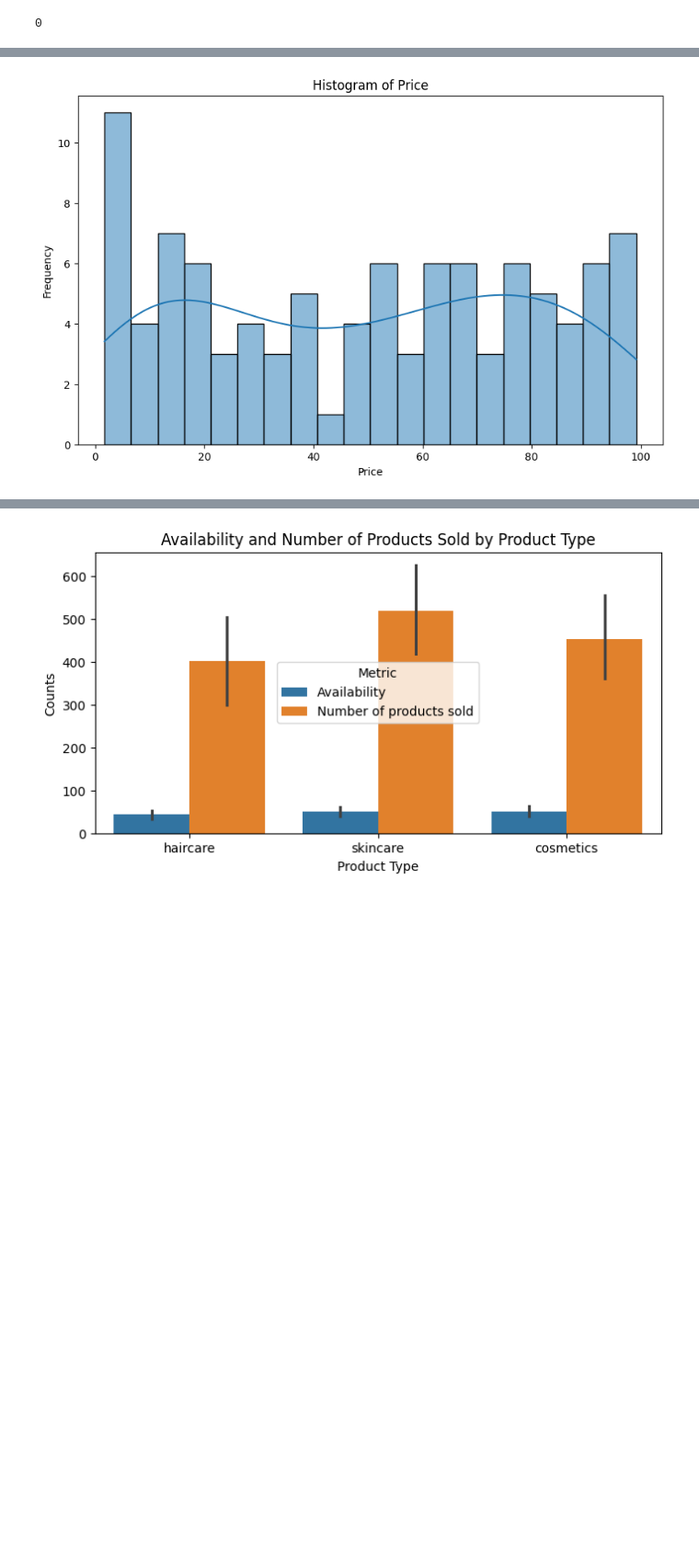
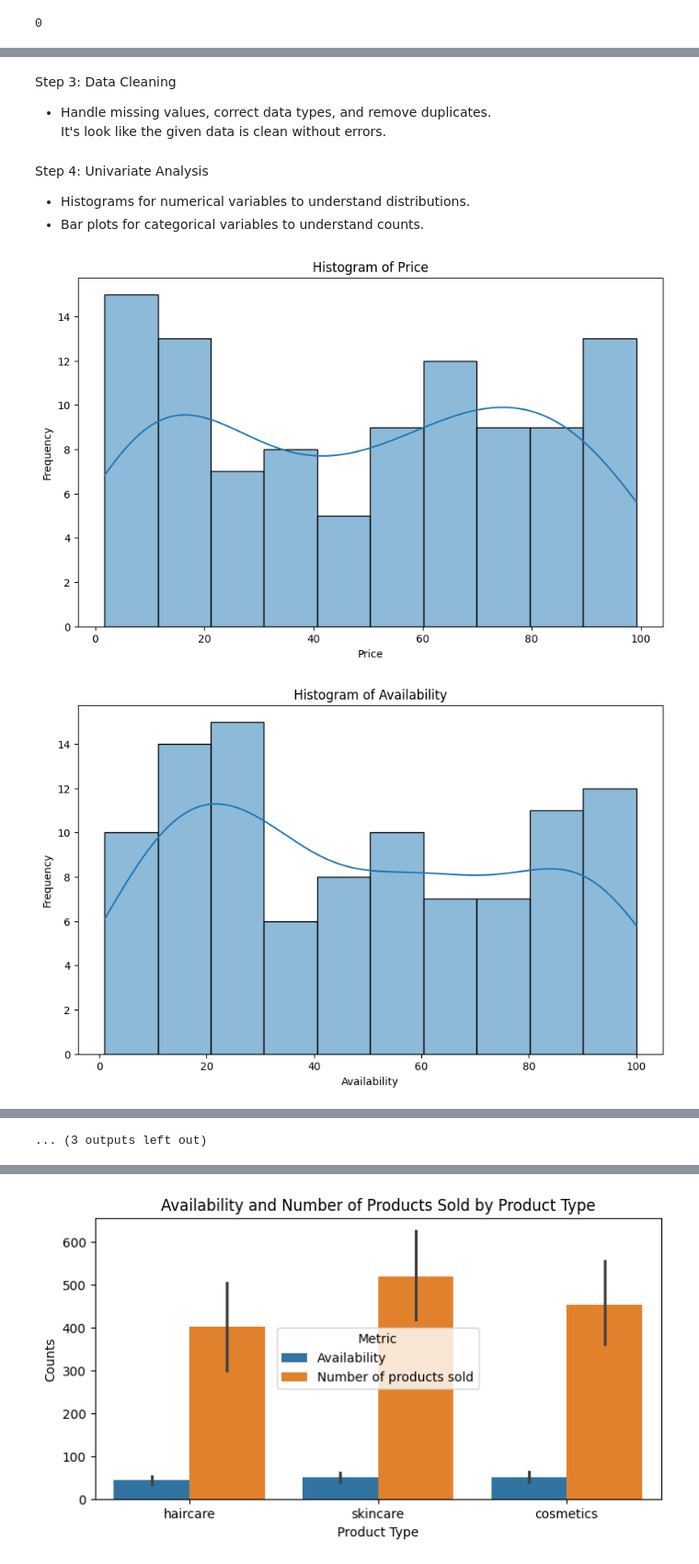
Before and after one commit to Gowtham933/Supply-chain-Data-Analysis-Project, a Jupyter notebook: Supply chain data analysis.ipynb, the cells around one changed output, grey strips where cells are left out. Shown at 92% size. Saved outputs shown, nothing was run; the diff lists cells and outputs as text; code cells hidden in the pictures; blank space fills up the shorter version.

```diff
--- a/Supply chain data analysis.ipynb
+++ b/Supply chain data analysis.ipynb
@@ -93,13 +123,26 @@ data.describe()
 | 50% | 51.239831 | 43.500000 | 392.500000 | 6006.352023 | 47.500000 | 17.000000 | ... |
 | 75% | 77.198228 | 75.000000 | 704.250000 | 8253.976921 | 73.000000 | 24.000000 | ... |
 | max | 99.171329 | 100.000000 | 996.000000 | 9866.465458 | 100.000000 | 30.000000 | ... |
+# %% [markdown]
+Step 3: Data Cleaning
+* Handle missing values, correct data types, and remove duplicates. <br/>
+It's look like the given data is clean without errors.
+# %% [markdown]
+Step 4: Univariate Analysis
+* Histograms for numerical variables to understand distributions.
+*	Bar plots for categorical variables to understand counts.
 # %%
-#histogram for price
-plt.figure(figsize=(10, 6))
-sns.histplot(data['Price'], bins=20, kde=True)
-plt.title('Histogram of Price')
-plt.xlabel('Price')
-plt.ylabel('Frequency')
-plt.show()
+# Selecting int64 and float columns for undrsatnding distributions
+numeric_columns = data.select_dtypes(include=['int64', 'float64']).columns
+
+# Plot histograms for each numeric column
+for column in numeric_columns:
+    plt.figure(figsize=(10, 6))
+    sns.histplot(data[column], bins=10, kde=True)  # Adjust bins and kde as needed
+    plt.title(f'Histogram of {column}')
+    plt.xlabel(column)
+    plt.ylabel('Frequency')
+    plt.show()
 # %% [output]
-[figure, old version]
+[figure, new version]
+[figure, added]
@@ -106 +159,2 @@ plt.show()
+... (3 outputs left out)
 # %%
```
Also changed, not shown: parts of 22 cells of this notebook.
